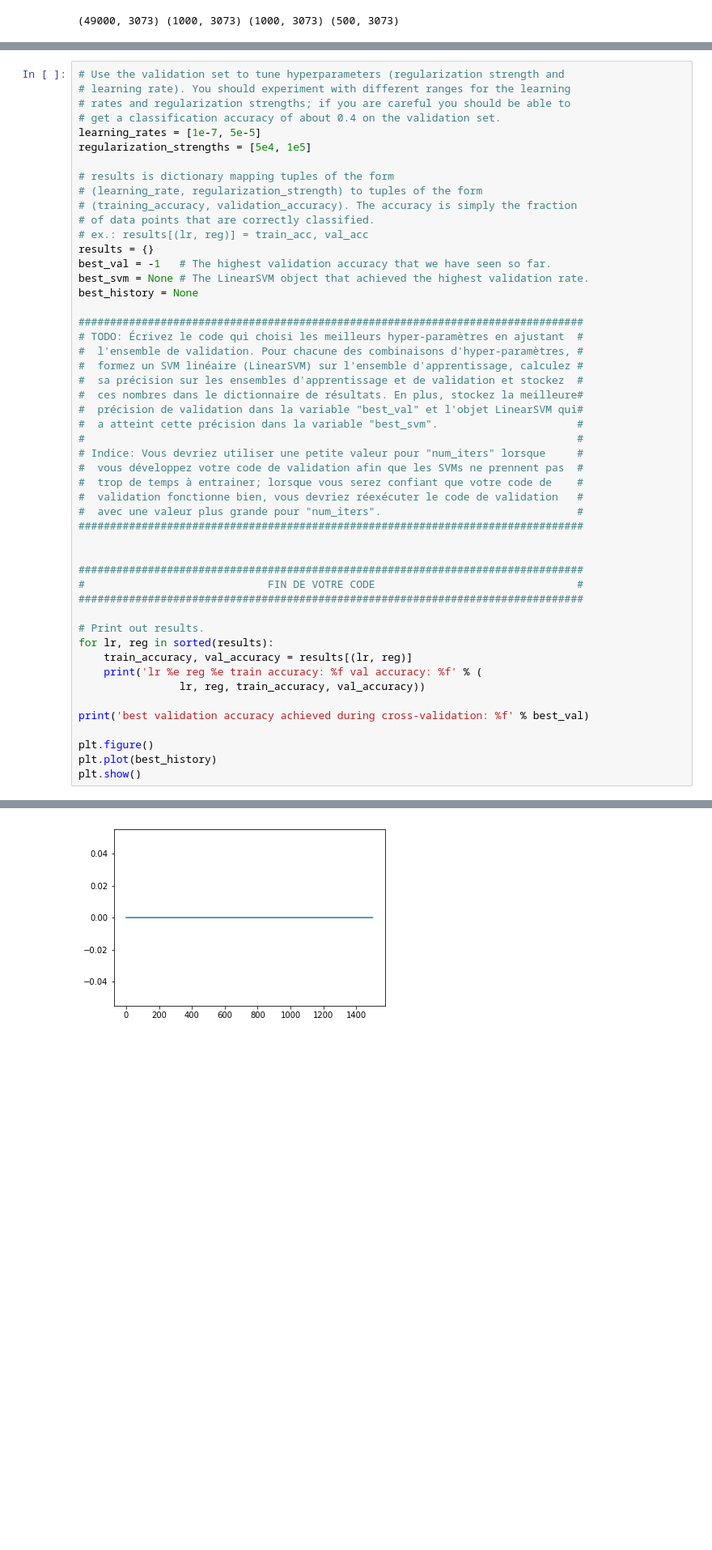
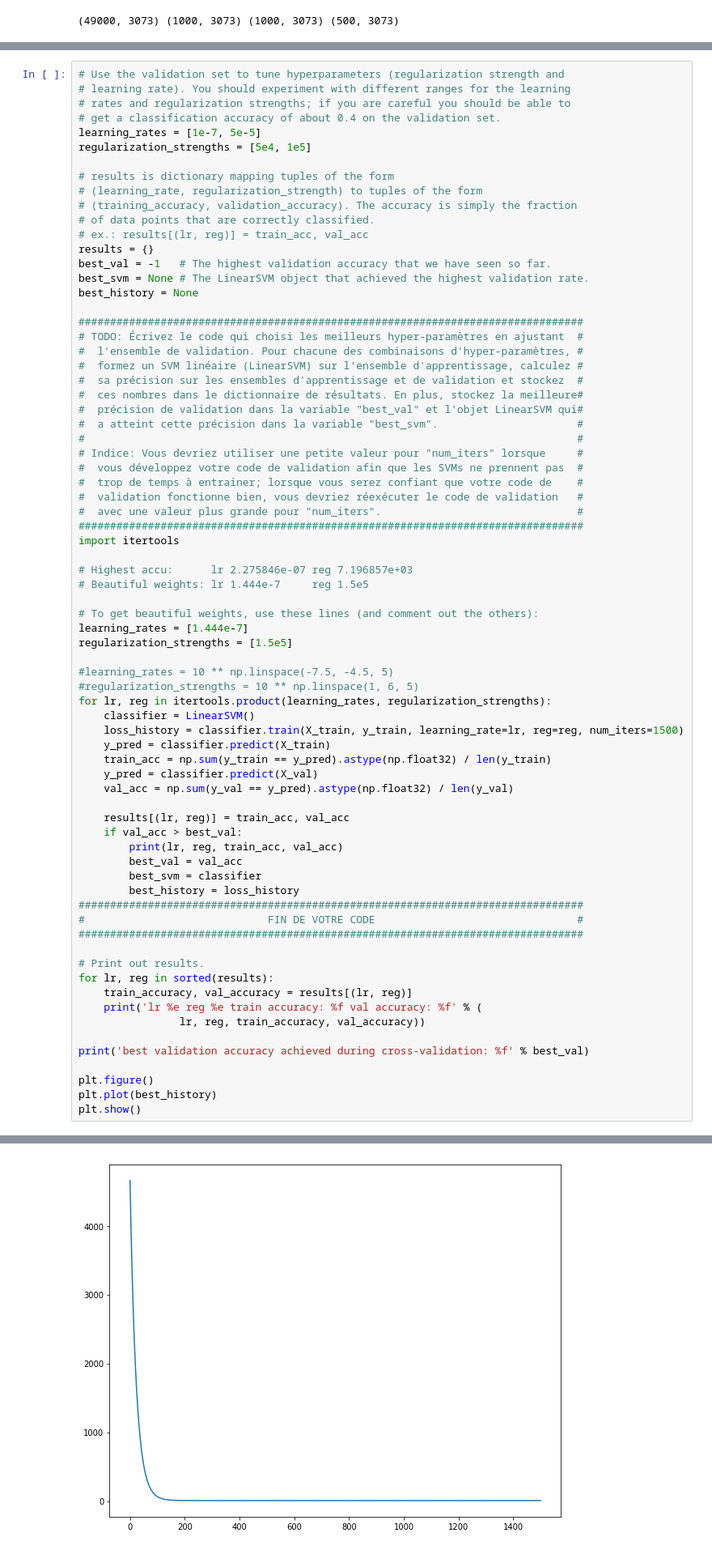
Before and after one commit to pspino/TP1-IFT725, a Jupyter notebook: prog/svm.ipynb, the cells around one changed output, grey strips where cells are left out. Shown: that part at 81% size. Drawn from its saved outputs; the diff is of its cells as text; blank space fills up the shorter version.

Commit message:
SGD and Predict

```diff
--- a/prog/svm.ipynb
+++ b/prog/svm.ipynb
@@ -406,8 +410,31 @@ best_history = None
 #  validation fonctionne bien, vous devriez réexécuter le code de validation   #
 #  avec une valeur plus grande pour "num_iters".                               #
 ################################################################################
+import itertools
 
+# Highest accu:      lr 2.275846e-07 reg 7.196857e+03
+# Beautiful weights: lr 1.444e-7     reg 1.5e5
 
+# To get beautiful weights, use these lines (and comment out the others):
+learning_rates = [1.444e-7]
+regularization_strengths = [1.5e5]
+
+#learning_rates = 10 ** np.linspace(-7.5, -4.5, 5)
+#regularization_strengths = 10 ** np.linspace(1, 6, 5)
+for lr, reg in itertools.product(learning_rates, regularization_strengths):
+    classifier = LinearSVM()
+    loss_history = classifier.train(X_train, y_train, learning_rate=lr, reg=reg, num_iters=1500)
+    y_pred = classifier.predict(X_train)
+    train_acc = np.sum(y_train == y_pred).astype(np.float32) / len(y_train)
+    y_pred = classifier.predict(X_val)
+    val_acc = np.sum(y_val == y_pred).astype(np.float32) / len(y_val)
+
+    results[(lr, reg)] = train_acc, val_acc
+    if val_acc > best_val:
+        print(lr, reg, train_acc, val_acc)
+        best_val = val_acc
+        best_svm = classifier
+        best_history = loss_history
 ################################################################################
 #                             FIN DE VOTRE CODE                                #
 ################################################################################
@@ -444,4 +457,4 @@ best validation accuracy achieved during cross-validation: 0.087000
-[figure, old version]
+[figure, new version]
 # %%
 # Visualize the cross-validation results
 import math
```
Also changed, not shown: parts of 15 cells of this notebook, 1 other file.
